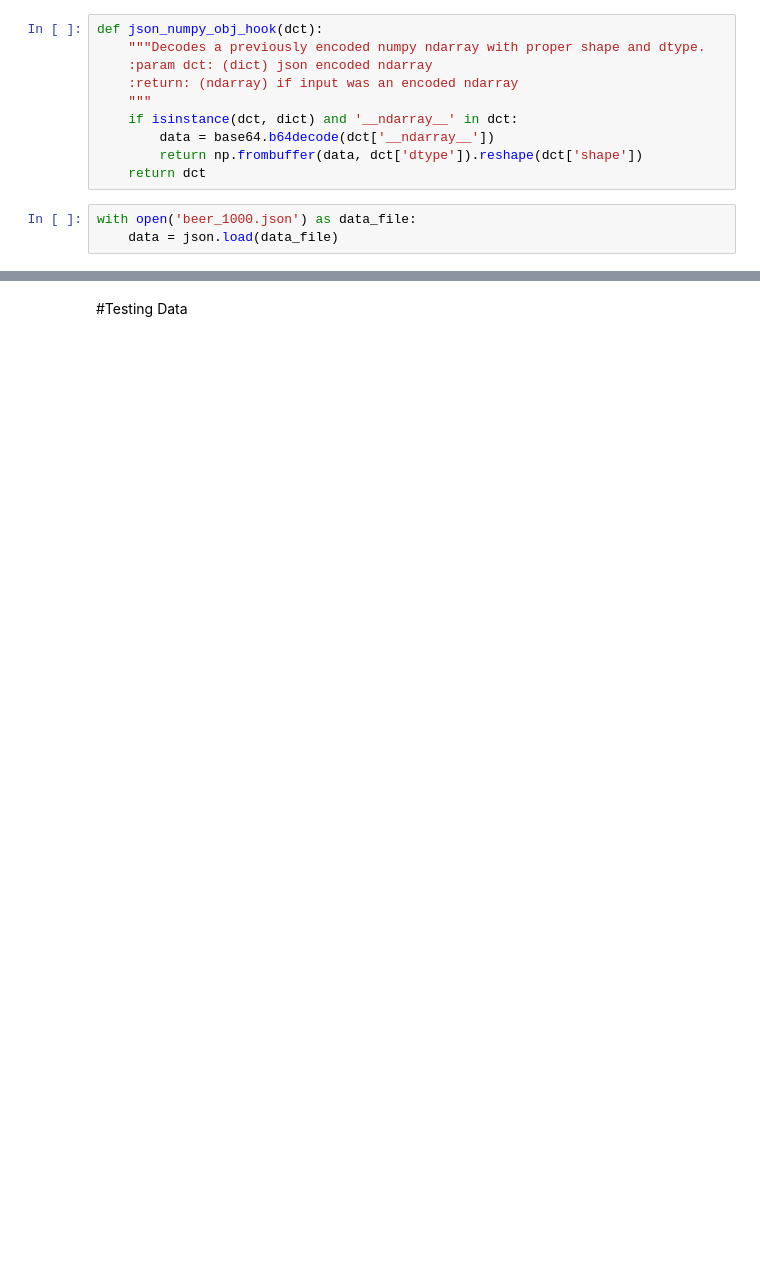
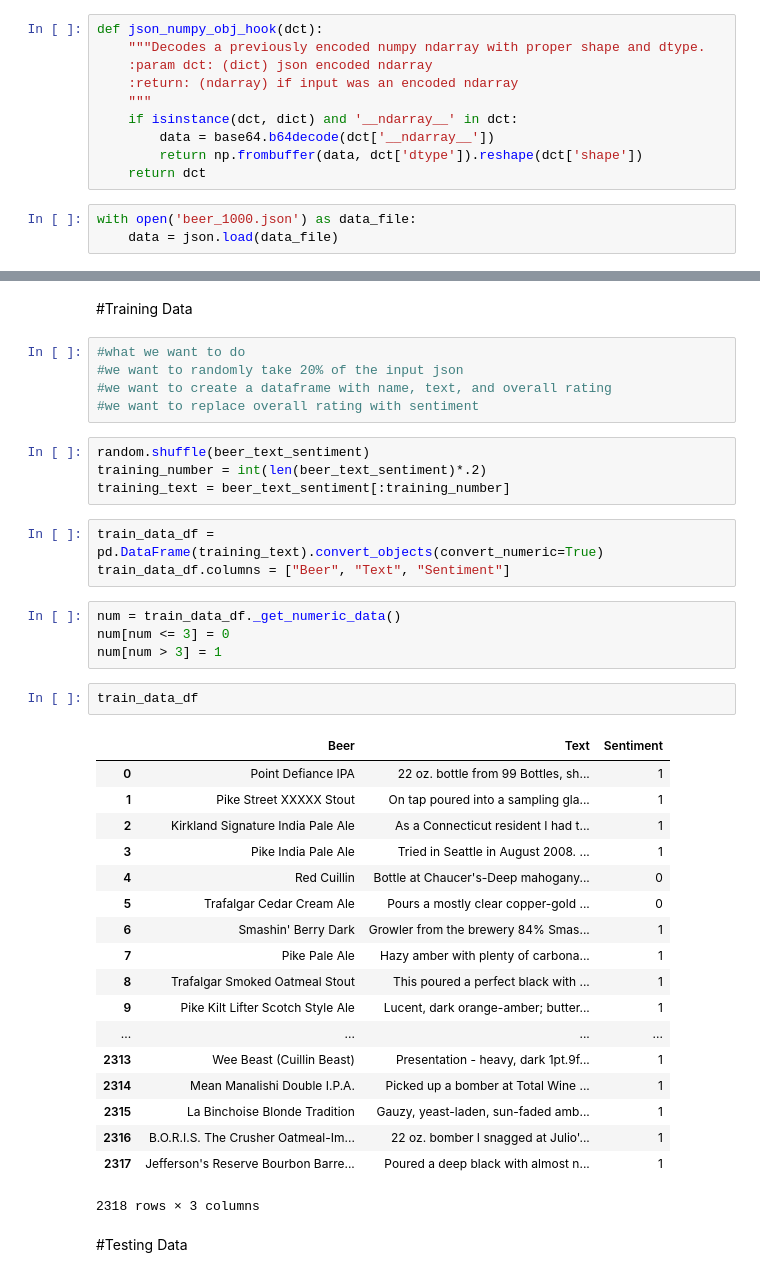
Before and after one commit to ifilonenko/cs4300sp2016-kipz, a Jupyter notebook: Pujaa.ipynb, the cells around one changed output, grey strips where cells are left out. Drawn from its saved outputs; the diff is of its cells as text; blank space fills up the shorter version.

```diff
--- a/Pujaa.ipynb
+++ b/Pujaa.ipynb
@@ -20,2 +40,41 @@ with open('beer_1000.json') as data_file:
+# %% [markdown]
+#Training Data
+# %%
+#what we want to do
+#we want to randomly take 20% of the input json
+#we want to create a dataframe with name, text, and overall rating
+#we want to replace overall rating with sentiment
+# %%
+random.shuffle(beer_text_sentiment)
+training_number = int(len(beer_text_sentiment)*.2)
+training_text = beer_text_sentiment[:training_number]
+# %%
+train_data_df = pd.DataFrame(training_text).convert_objects(convert_numeric=True)
+train_data_df.columns = ["Beer", "Text", "Sentiment"]
+# %%
+num = train_data_df._get_numeric_data()
+num[num <= 3] = 0
+num[num > 3] = 1
+# %%
+train_data_df
+# %% [output]
+|  | Beer | Text | Sentiment |
+| 0 | Point Defiance IPA | 22 oz. bottle from 99 Bottles, sh... | 1 |
+| 1 | Pike Street XXXXX Stout | On tap poured into a sampling gla... | 1 |
+| 2 | Kirkland Signature India Pale Ale | As a Connecticut resident I had t... | 1 |
+| 3 | Pike India Pale Ale | Tried in Seattle in August 2008. ... | 1 |
+| 4 | Red Cuillin | Bottle at Chaucer's-Deep mahogany... | 0 |
+| 5 | Trafalgar Cedar Cream Ale | Pours a mostly clear copper-gold ... | 0 |
+| 6 | Smashin' Berry Dark | Growler from the brewery 84% Smas... | 1 |
+| 7 | Pike Pale Ale | Hazy amber with plenty of carbona... | 1 |
+| 8 | Trafalgar Smoked Oatmeal Stout | This poured a perfect black with ... | 1 |
+| 9 | Pike Kilt Lifter Scotch Style Ale | Lucent, dark orange-amber; butter... | 1 |
+| ... | ... | ... | ... |
+| 2313 | Wee Beast (Cuillin Beast) | Presentation - heavy, dark 1pt.9f... | 1 |
+| 2314 | Mean Manalishi Double I.P.A. | Picked up a bomber at Total Wine ... | 1 |
+| 2315 | La Binchoise Blonde Tradition | Gauzy, yeast-laden, sun-faded amb... | 1 |
+| 2316 | B.O.R.I.S. The Crusher Oatmeal-Im... | 22 oz. bomber I snagged at Julio'... | 1 |
+| 2317 | Jefferson's Reserve Bourbon Barre... | Poured a deep black with almost n... | 1 |
+2318 rows × 3 columns
 # %% [markdown]
 #Testing Data
```
Also changed, not shown: parts of 24 cells of this notebook.
